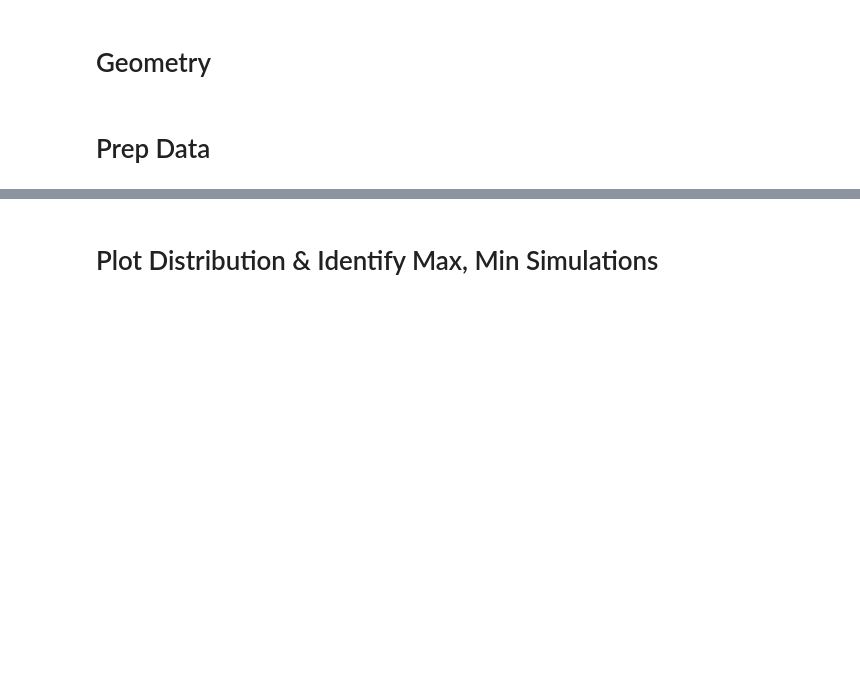
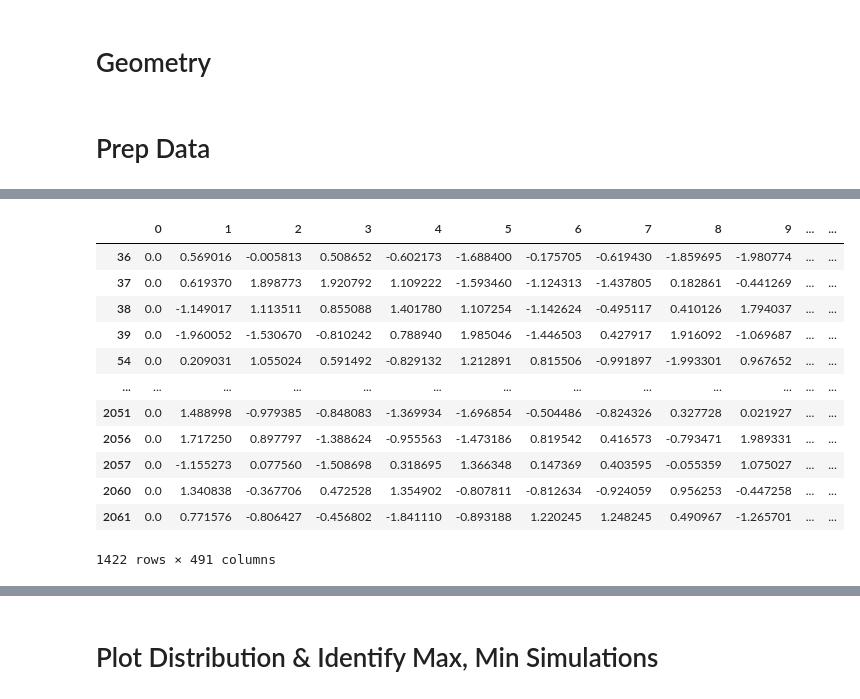
Before and after one commit to niccoforte/NF-PhD-gitRepo, a Jupyter notebook: code/InputsOutputs.ipynb, the cells around one changed output, grey strips where cells are left out. Cells and saved outputs as stored; diff of their text form; code cells hidden in the pictures; blank space fills up the shorter version.

```diff
--- a/code/InputsOutputs.ipynb
+++ b/code/InputsOutputs.ipynb
@@ -178,3 +202,19 @@ if MODEL.lower() == "fracture" or MODEL.lower() == "both":
+# %%
+UT_dIN_df.T
+# %% [output]
+|  | 0 | 1 | 2 | 3 | 4 | 5 | 6 | 7 | 8 | 9 | ... | ... |
+| 36 | 0.0 | 0.569016 | -0.005813 | 0.508652 | -0.602173 | -1.688400 | -0.175705 | -0.619430 | -1.859695 | -1.980774 | ... | ... |
+| 37 | 0.0 | 0.619370 | 1.898773 | 1.920792 | 1.109222 | -1.593460 | -1.124313 | -1.437805 | 0.182861 | -0.441269 | ... | ... |
+| 38 | 0.0 | -1.149017 | 1.113511 | 0.855088 | 1.401780 | 1.107254 | -1.142624 | -0.495117 | 0.410126 | 1.794037 | ... | ... |
+| 39 | 0.0 | -1.960052 | -1.530670 | -0.810242 | 0.788940 | 1.985046 | -1.446503 | 0.427917 | 1.916092 | -1.069687 | ... | ... |
+| 54 | 0.0 | 0.209031 | 1.055024 | 0.591492 | -0.829132 | 1.212891 | 0.815506 | -0.991897 | -1.993301 | 0.967652 | ... | ... |
+| ... | ... | ... | ... | ... | ... | ... | ... | ... | ... | ... | ... | ... |
+| 2051 | 0.0 | 1.488998 | -0.979385 | -0.848083 | -1.369934 | -1.696854 | -0.504486 | -0.824326 | 0.327728 | 0.021927 | ... | ... |
+| 2056 | 0.0 | 1.717250 | 0.897797 | -1.388624 | -0.955563 | -1.473186 | 0.819542 | 0.416573 | -0.793471 | 1.989331 | ... | ... |
+| 2057 | 0.0 | -1.155273 | 0.077560 | -1.508698 | 0.318695 | 1.366348 | 0.147369 | 0.403595 | -0.055359 | 1.075027 | ... | ... |
+| 2060 | 0.0 | 1.340838 | -0.367706 | 0.472528 | 1.354902 | -0.807811 | -0.812634 | -0.924059 | 0.956253 | -0.447258 | ... | ... |
+| 2061 | 0.0 | 0.771576 | -0.806427 | -0.456802 | -1.841110 | -0.893188 | 1.220245 | 1.248245 | 0.490967 | -1.265701 | ... | ... |
+1422 rows × 491 columns
 # %%
 def locSims(prop, OUT_df):
     max_idx, min_idx = prop.index(max(prop[1:])), prop.index(min(prop[1:]))
```
Also changed, not shown: parts of 9 cells of this notebook.
